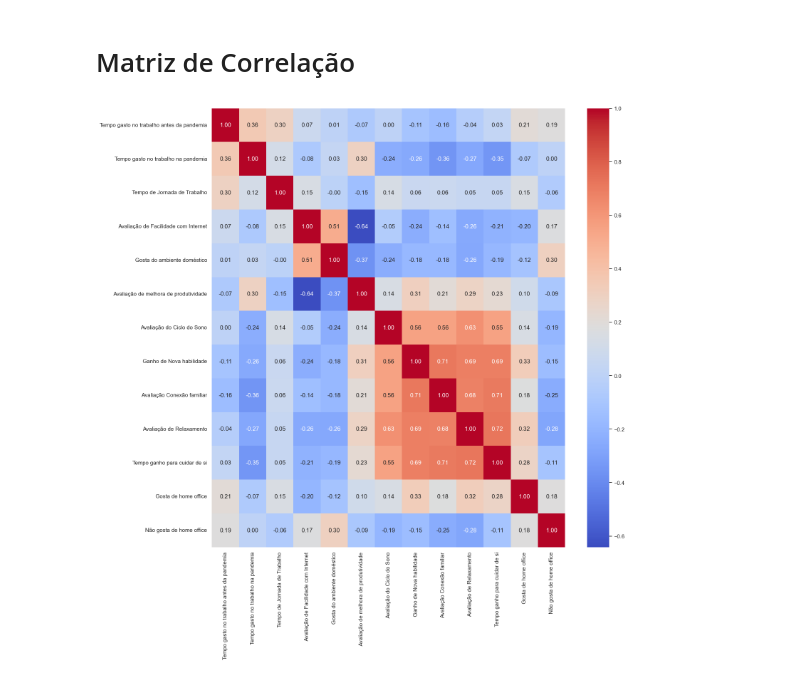
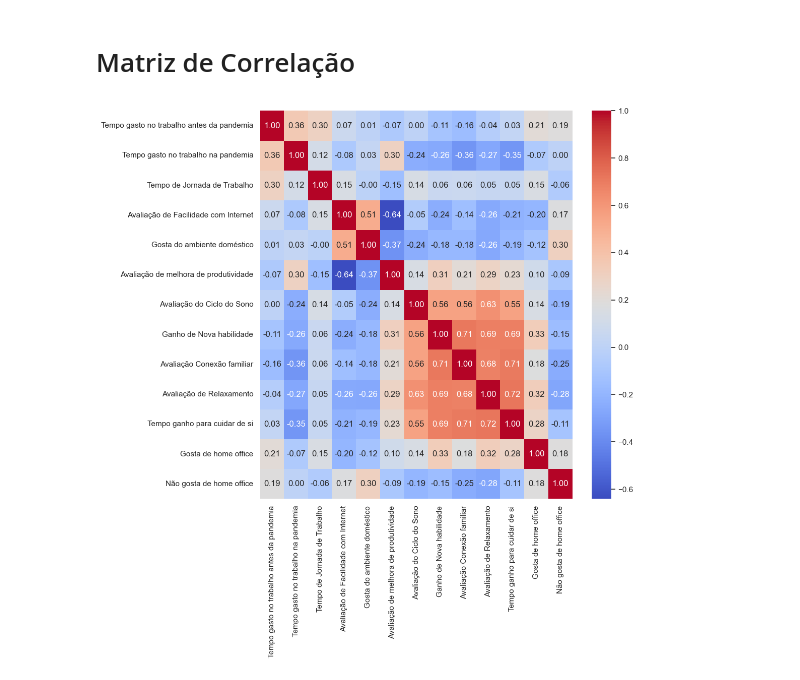
Before and after one commit to akira-gabriel/Covid-Psycological-Effects-of-COVID, a Jupyter notebook: Psycological Effects of COVID.ipynb, the cells around one changed output. Cells and saved outputs as stored; diff of their text form; code cells hidden in the pictures.

```diff
--- a/Psycological Effects of COVID.ipynb
+++ b/Psycological Effects of COVID.ipynb
@@ -331,0 +333,16 @@ ax.set(xlabel='Idade (anos)', ylabel='Quantidade de Pessoas Avaliadas')
+# %%
+#Fazer gráfico comparando antes/depois. Usar algo parecido com isso
+import seaborn as sns
+sns.set_theme(style="whitegrid")
+
+penguins = sns.load_dataset("penguins")
+
+# Draw a nested barplot by species and sex
+g = sns.catplot(
+    data=penguins, kind="bar",
+    x="species", y="body_mass_g", hue="sex",
+    errorbar="sd", palette="dark", alpha=.6, height=6
+)
+g.despine(left=True)
+g.set_axis_labels("", "Body mass (g)")
+g.legend.set_title("")
@@ -334,8 +353,8 @@ ax.set(xlabel='Idade (anos)', ylabel='Quantidade de Pessoas Avaliadas')
 # %%
 corr = df.corr(numeric_only=True)
 
 sns.heatmap(corr, xticklabels=corr.columns, yticklabels=corr.columns, annot=True, cmap='coolwarm', fmt='.2f')
 
-sns.set (rc = {'figure.figsize':(10, 10)})
+sns.set (rc = {'figure.figsize':(12, 12)})
 # %% [output]
-[figure, old version]
+[figure, new version]
```
Also changed, not shown: parts of 13 cells of this notebook.
